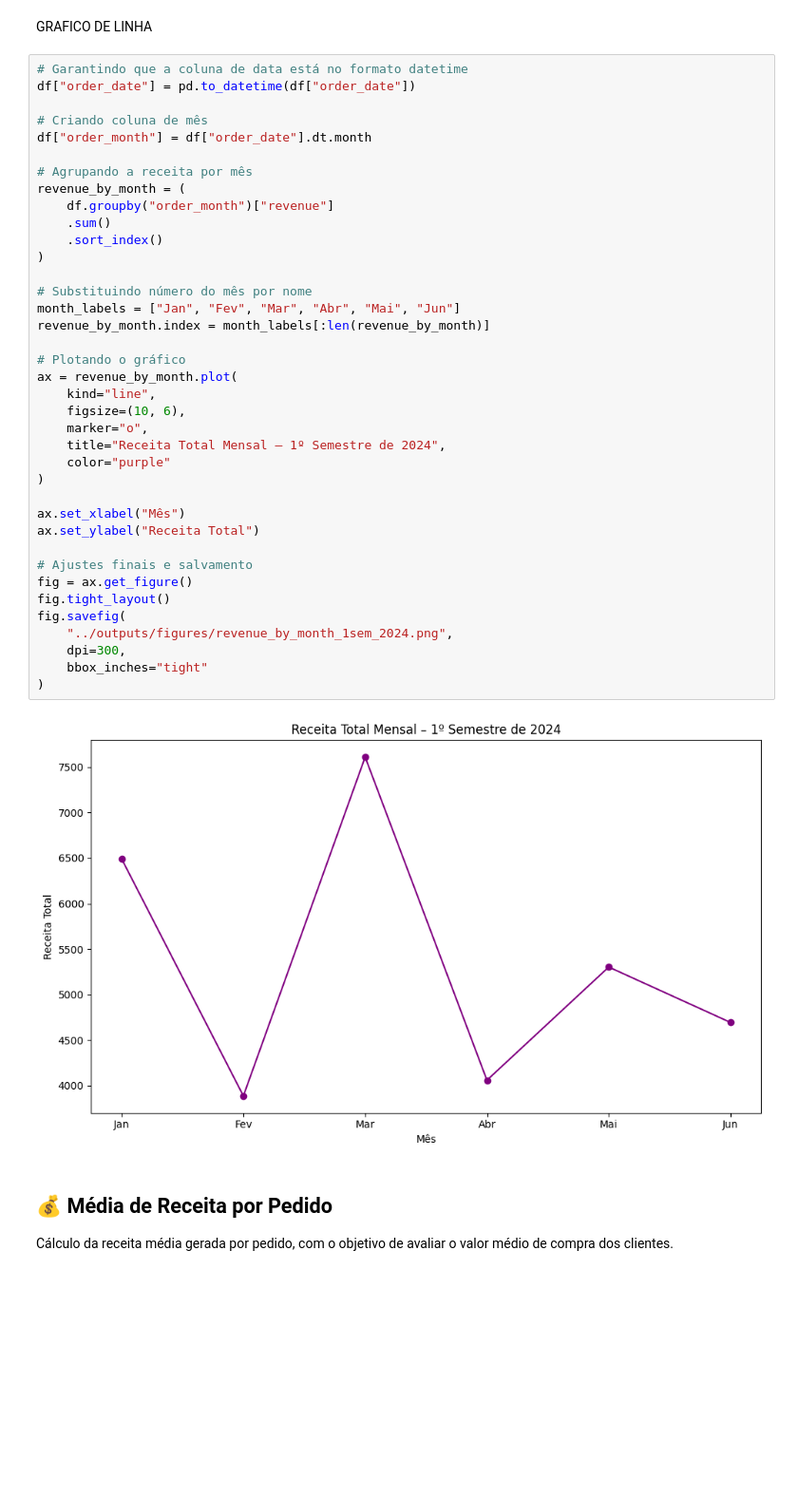
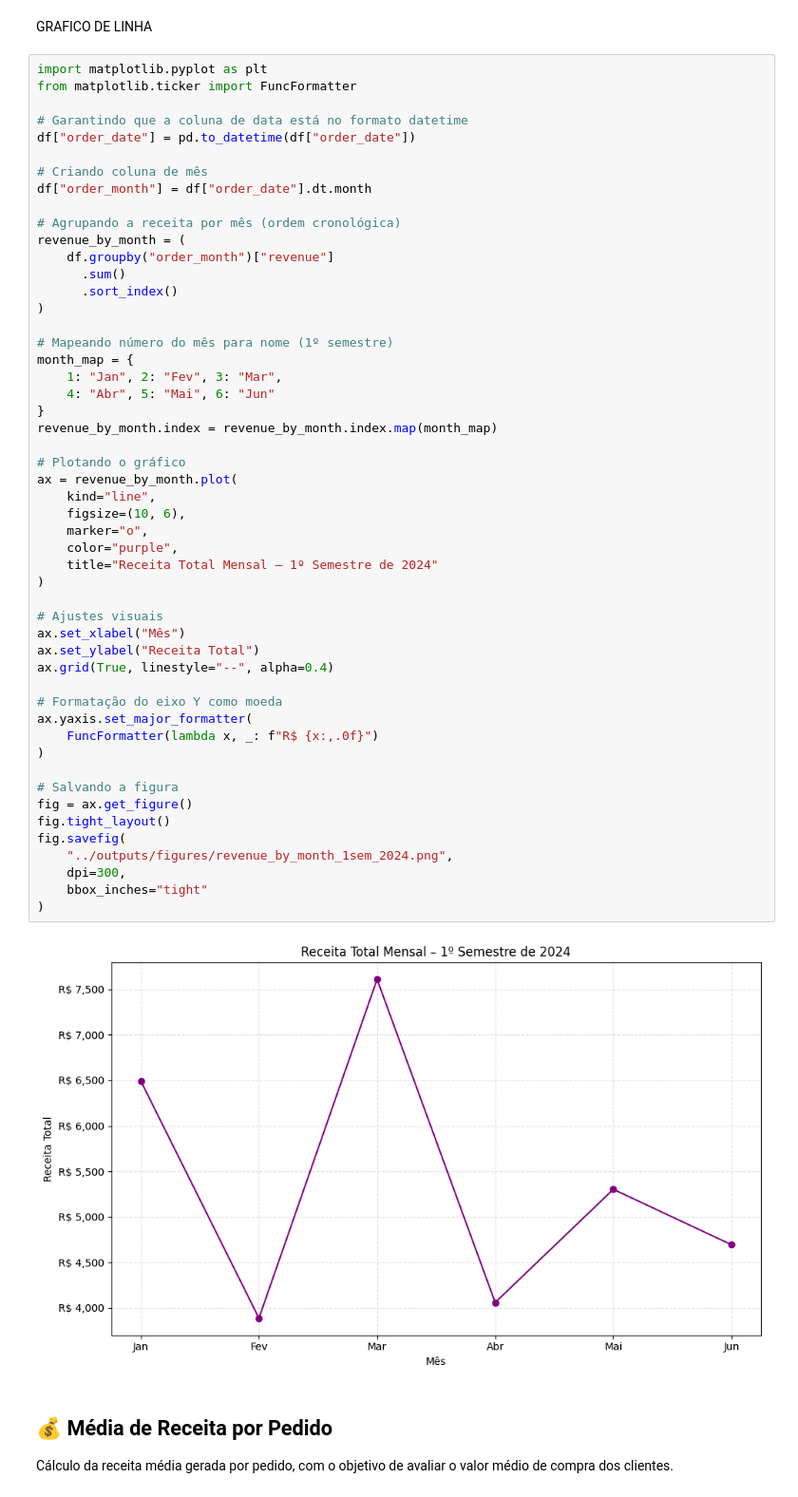
Before and after one commit to FernandaMorello/data-analysis-vendas, a Jupyter notebook: notebooks/analysis.ipynb, the cells around one changed output. Shown at 95% size. Cells and saved outputs as stored; diff of their text form; blank space fills up the shorter version.

```diff
--- a/notebooks/analysis.ipynb
+++ b/notebooks/analysis.ipynb
@@ -286,45 +286,58 @@ Agregação da receita em períodos semestrais para análise do comportamento do
 # %% [markdown]
 GRAFICO DE LINHA
 # %%
+import matplotlib.pyplot as plt
+from matplotlib.ticker import FuncFormatter
+
 # Garantindo que a coluna de data está no formato datetime
 df["order_date"] = pd.to_datetime(df["order_date"])
 
 # Criando coluna de mês
 df["order_month"] = df["order_date"].dt.month
 
-# Agrupando a receita por mês
+# Agrupando a receita por mês (ordem cronológica)
 revenue_by_month = (
     df.groupby("order_month")["revenue"]
-    .sum()
-    .sort_index()
+      .sum()
+      .sort_index()
 )
 
-# Substituindo número do mês por nome
-month_labels = ["Jan", "Fev", "Mar", "Abr", "Mai", "Jun"]
-revenue_by_month.index = month_labels[:len(revenue_by_month)]
+# Mapeando número do mês para nome (1º semestre)
+month_map = {
+    1: "Jan", 2: "Fev", 3: "Mar",
+    4: "Abr", 5: "Mai", 6: "Jun"
+}
+revenue_by_month.index = revenue_by_month.index.map(month_map)
 
 # Plotando o gráfico
 ax = revenue_by_month.plot(
     kind="line",
     figsize=(10, 6),
     marker="o",
-    title="Receita Total Mensal – 1º Semestre de 2024",
-    color="purple"
+    color="purple",
+    title="Receita Total Mensal – 1º Semestre de 2024"
 )
 
+# Ajustes visuais
 ax.set_xlabel("Mês")
 ax.set_ylabel("Receita Total")
+ax.grid(True, linestyle="--", alpha=0.4)
 
-# Ajustes finais e salvamento
+# Formatação do eixo Y como moeda
+ax.yaxis.set_major_formatter(
+    FuncFormatter(lambda x, _: f"R$ {x:,.0f}")
+)
+
+# Salvando a figura
 fig = ax.get_figure()
 fig.tight_layout()
 fig.savefig(
     "../outputs/figures/revenue_by_month_1sem_2024.png",
     dpi=300,
     bbox_inches="tight"
 )
 # %% [output]
-[figure, old version]
+[figure, new version]
 # %% [markdown]
 ## 💰 Média de Receita por Pedido
 
```
Also changed, not shown: 1 other file.
